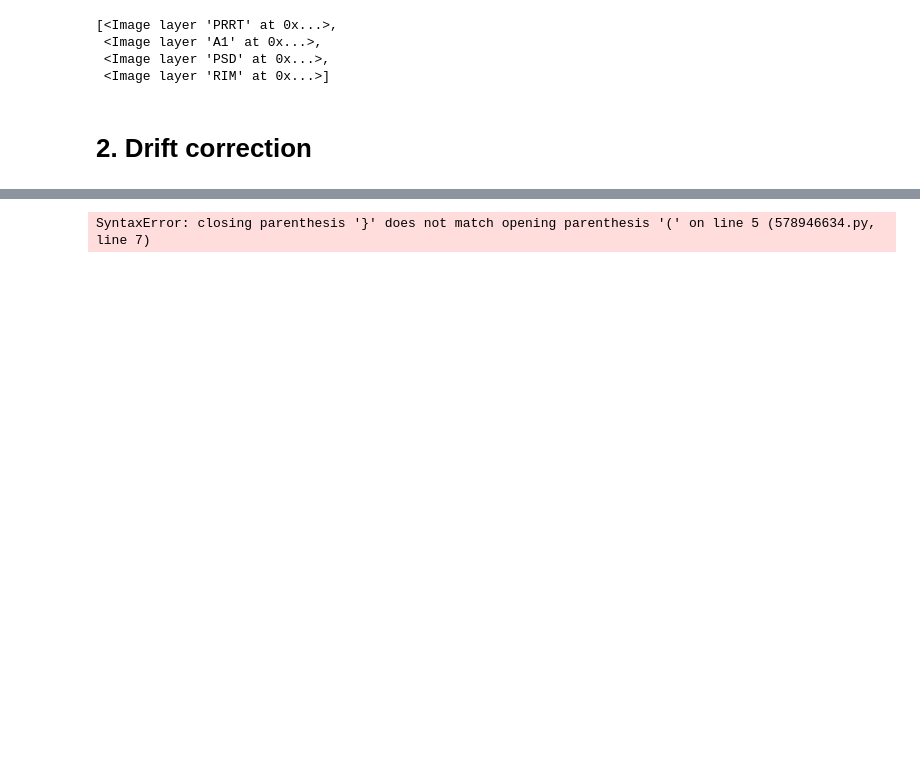
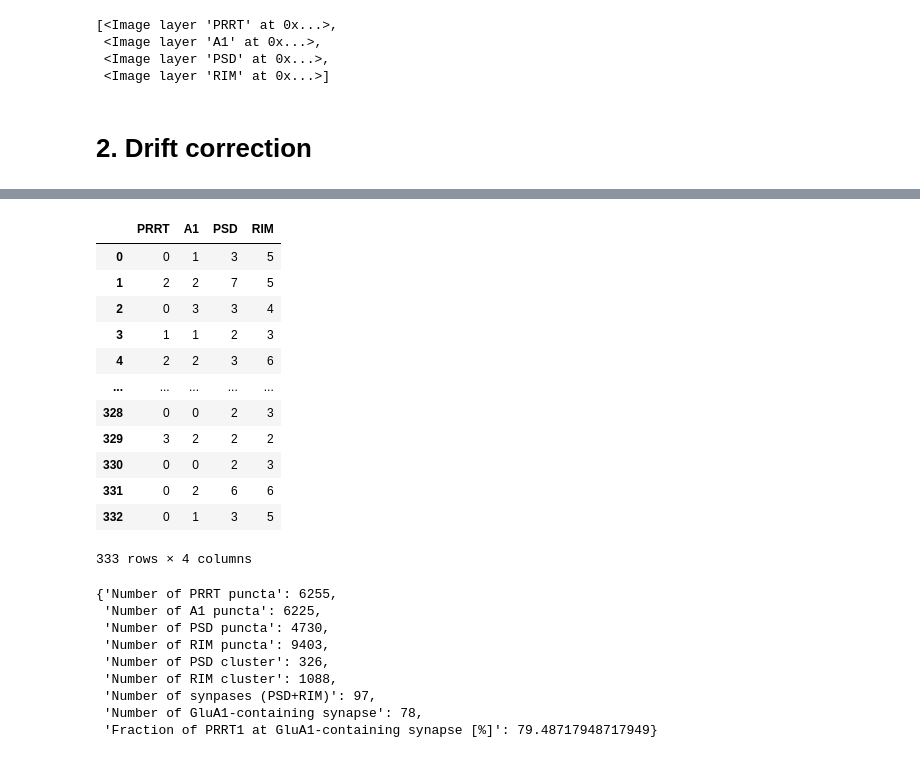
Before and after one commit to jboulanger/synex, a Jupyter notebook: notebooks/Analysis.ipynb, the cells around one changed output, grey strips where cells are left out. Drawn from its saved outputs; the diff is of its cells as text; code cells hidden in the pictures; blank space fills up the shorter version.

```diff
--- a/notebooks/Analysis.ipynb
+++ b/notebooks/Analysis.ipynb
@@ -137,16 +135,51 @@ Number of synpases 14
 # %%
 from prrt_clustering.clustering import quantification
 
 df = quantification(spoints, 0.5)
+df
+# %% [output]
+|  | PRRT | A1 | PSD | RIM |
+| 0 | 0 | 1 | 3 | 5 |
+| 1 | 2 | 2 | 7 | 5 |
+| 2 | 0 | 3 | 3 | 4 |
+| 3 | 1 | 1 | 2 | 3 |
+| 4 | 2 | 2 | 3 | 6 |
+| ... | ... | ... | ... | ... |
+| 328 | 0 | 0 | 2 | 3 |
+| 329 | 3 | 2 | 2 | 2 |
+| 330 | 0 | 0 | 2 | 3 |
+| 331 | 0 | 2 | 6 | 6 |
+| 332 | 0 | 1 | 3 | 5 |
+333 rows × 4 columns
 # %%
 # PRRT1 at GluA1-containing synapse
 num_synapses = len(df)
+num_prrt = len(points[points["C"]=="PRRT"])
+num_a1 = len(points[points["C"]=="A1"])
+num_psd = len(points[points["C"]=="PSD"])
+num_rim = len(points[points["C"]=="RIM"])
 num_a1_synapses = (df["A1"] > 0).sum()
+num_psd_clusters = spoints[spoints["C"]=="PSD"]["cluster"].nunique()-1
+num_rim_clusters = spoints[spoints["C"]=="RIM"]["cluster"].nunique()-1
 num_a1_prrt_synapses = ((df["PRRT"] > 0) & ( df["A1"] > 0)).sum()
 {
-    "Number of synpases": num_synapses,
-    "Number of GluA1-containing synapse":num_a1_synapses,
-    "Fraction of PRRT1 at GluA1-containing synapse":float(100*num_a1_prrt_synapses/num_a1_synapses),
+    "Number of PRRT puncta": num_prrt,
+    "Number of A1 puncta": num_a1,
+    "Number of PSD puncta": num_psd,
+    "Number of RIM puncta": num_rim,
+    "Number of PSD cluster": num_psd_clusters,
+    "Number of RIM cluster": num_rim_clusters,
+    "Number of synpases (PSD+RIM)": num_synapses,
+    "Number of GluA1-containing synapse":int(num_a1_synapses),
+    "Fraction of PRRT1 at GluA1-containing synapse [%]":float(100.*num_a1_prrt_synapses/num_a1_synapses),
  }
 # %% [output]
-SyntaxError: closing parenthesis '}' does not match opening parenthesis '(' on line 5 (578946634.py, line 7)
+{'Number of PRRT puncta': 6255,
+ 'Number of A1 puncta': 6225,
+ 'Number of PSD puncta': 4730,
+ 'Number of RIM puncta': 9403,
+ 'Number of PSD cluster': 326,
+ 'Number of RIM cluster': 1088,
+ 'Number of synpases (PSD+RIM)': 97,
+ 'Number of GluA1-containing synapse': 78,
+ 'Fraction of PRRT1 at GluA1-containing synapse [%]': 79.48717948717949}
```
Also changed, not shown: parts of 11 cells of this notebook, 5 other files.
